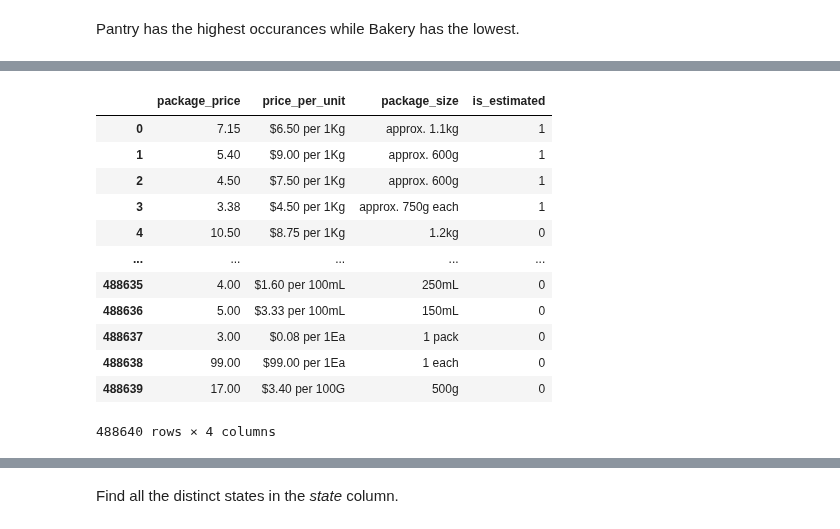
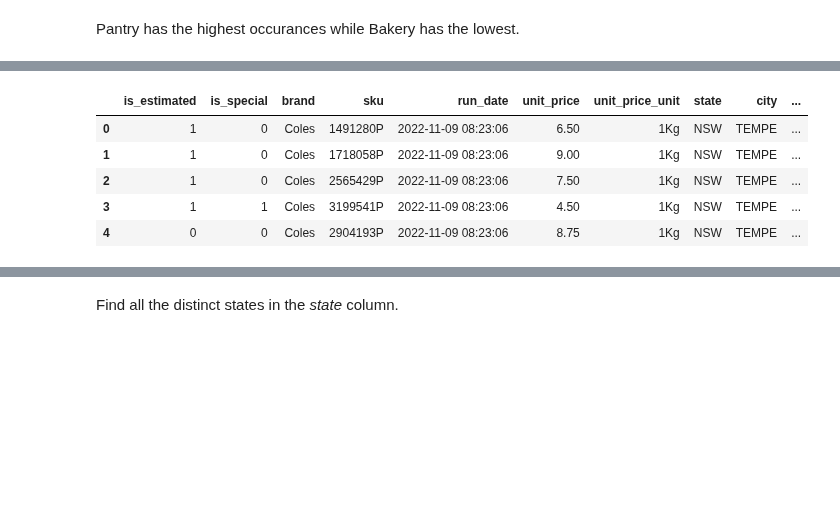
Before and after one commit to binayakhadka/grocery-retail-analytics, a Jupyter notebook: aus.ipynb, the cells around one changed output, grey strips where cells are left out. Drawn from its saved outputs; the diff is of its cells as text; code cells hidden in the pictures; blank space fills up the shorter version.

```diff
--- a/aus.ipynb
+++ b/aus.ipynb
@@ -119,27 +127,3 @@ Index(['index', 'Postal_code', 'Category', 'Sub_category', 'Product_Group',
-# %%
-df.rename(columns={
-    'index': 'index',
-    'Postal_code': 'postal_code',
-    'Category': 'category',
-    'Sub_category': 'sub_category',
-    'Product_Group': 'product_group',
-    'Product_Name': 'product_name',
-    'Package_price': 'package_price',
-    'Price_per_unit': 'price_per_unit',
-    'package_size': 'package_size',
-    'is_estimated': 'is_estimated',
-    'is_special': 'is_special',
-    'in_stock': 'in_stock',
-    'Retail_price': 'retail_price',
-    'Brand': 'brand',
-    'Sku': 'sku',
-    'RunDate': 'run_date',
-    'unit_price': 'unit_price',
-    'unit_price_unit': 'unit_price_unit',
-    'state': 'state',
-    'city': 'city',
-    'tid': 'tid',
-}, inplace=True)
 # %% [markdown]
 Find unique items listed under category.
 # %%
@@ -181,16 +168,9 @@ df.iloc[:,0:6]
 # %%
-df.iloc[:,6:10]
+df.iloc[:,8:].head(5)
 # %% [output]
-|  | package_price | price_per_unit | package_size | is_estimated |
-| 0 | 7.15 | $6.50 per 1Kg | approx. 1.1kg | 1 |
-| 1 | 5.40 | $9.00 per 1Kg | approx. 600g | 1 |
-| 2 | 4.50 | $7.50 per 1Kg | approx. 600g | 1 |
-| 3 | 3.38 | $4.50 per 1Kg | approx. 750g each | 1 |
-| 4 | 10.50 | $8.75 per 1Kg | 1.2kg | 0 |
-| ... | ... | ... | ... | ... |
-| 488635 | 4.00 | $1.60 per 100mL | 250mL | 0 |
-| 488636 | 5.00 | $3.33 per 100mL | 150mL | 0 |
-| 488637 | 3.00 | $0.08 per 1Ea | 1 pack | 0 |
-| 488638 | 99.00 | $99.00 per 1Ea | 1 each | 0 |
-| 488639 | 17.00 | $3.40 per 100G | 500g | 0 |
+|  | is_estimated | is_special | brand | sku | run_date | unit_price | unit_price_unit | state | city | ... |
+| 0 | 1 | 0 | Coles | 1491280P | 2022-11-09 08:23:06 | 6.50 | 1Kg | NSW | TEMPE | ... |
+| 1 | 1 | 0 | Coles | 1718058P | 2022-11-09 08:23:06 | 9.00 | 1Kg | NSW | TEMPE | ... |
+| 2 | 1 | 0 | Coles | 2565429P | 2022-11-09 08:23:06 | 7.50 | 1Kg | NSW | TEMPE | ... |
+| 3 | 1 | 1 | Coles | 3199541P | 2022-11-09 08:23:06 | 4.50 | 1Kg | NSW | TEMPE | ... |
+| 4 | 0 | 0 | Coles | 2904193P | 2022-11-09 08:23:06 | 8.75 | 1Kg | NSW | TEMPE | ... |
-488640 rows × 4 columns
```
Also changed, not shown: parts of 20 cells of this notebook.
